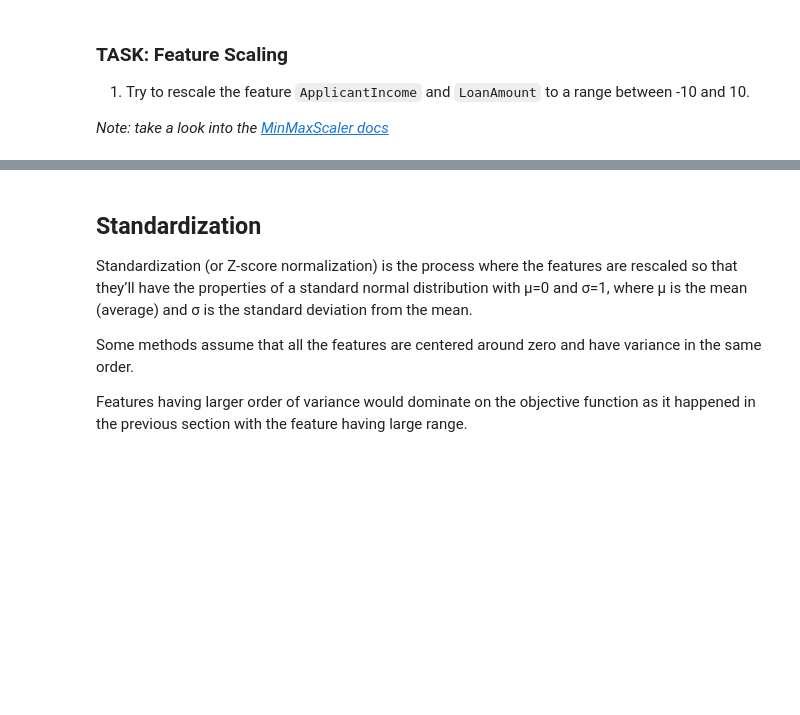
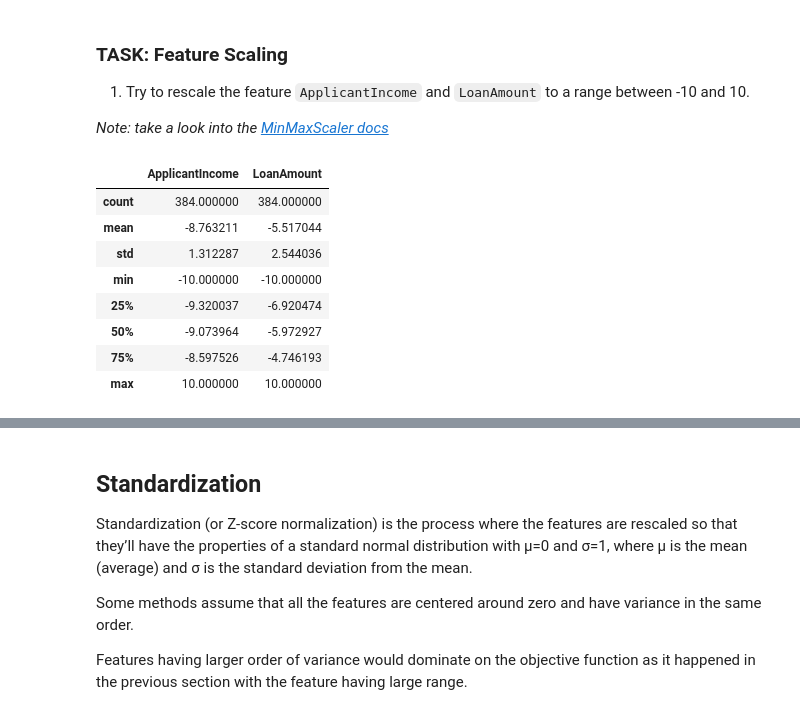
Before and after one commit to gautam7250/Applied-Artificial-Intelligence, a Jupyter notebook: exercise/2_1_Scaling.ipynb, the cells around one changed output, grey strips where cells are left out. Cells and saved outputs as stored; diff of their text form; code cells hidden in the pictures; blank space fills up the shorter version.

```diff
--- a/exercise/2_1_Scaling.ipynb
+++ b/exercise/2_1_Scaling.ipynb
@@ -84,7 +84,20 @@ df_scaled_min_max.describe()
 *Note: take a look into the [MinMaxScaler docs](http://scikit-learn.org/stable/modules/generated/sklearn.preprocessing.MinMaxScaler.html)*
 # %%
 # YOUR CODE GOES HERE
-min_max = MinMaxScaler(feature_range = (-10, 10))
-df_scaled2 = min_max.fit_transform(df_num(['ApplicantIncome', 'LoanAmount']))
+selected_features = df[['ApplicantIncome', 'LoanAmount']]
+min_max = MinMaxScaler(feature_range=(-10, 10))
+df_scaled2 = min_max.fit_transform(selected_features)
 
-pd.
+# Keep the original column names in a DataFrame for easy inspection.
+df_scaled2 = pd.DataFrame(df_scaled2, columns=selected_features.columns, index=selected_features.index)
+df_scaled2.describe()
+# %% [output]
+|  | ApplicantIncome | LoanAmount |
+| count | 384.000000 | 384.000000 |
+| mean | -8.763211 | -5.517044 |
+| std | 1.312287 | 2.544036 |
+| min | -10.000000 | -10.000000 |
+| 25% | -9.320037 | -6.920474 |
+| 50% | -9.073964 | -5.972927 |
+| 75% | -8.597526 | -4.746193 |
+| max | 10.000000 | 10.000000 |
```
Also changed, not shown: parts of 1 cell of this notebook.
